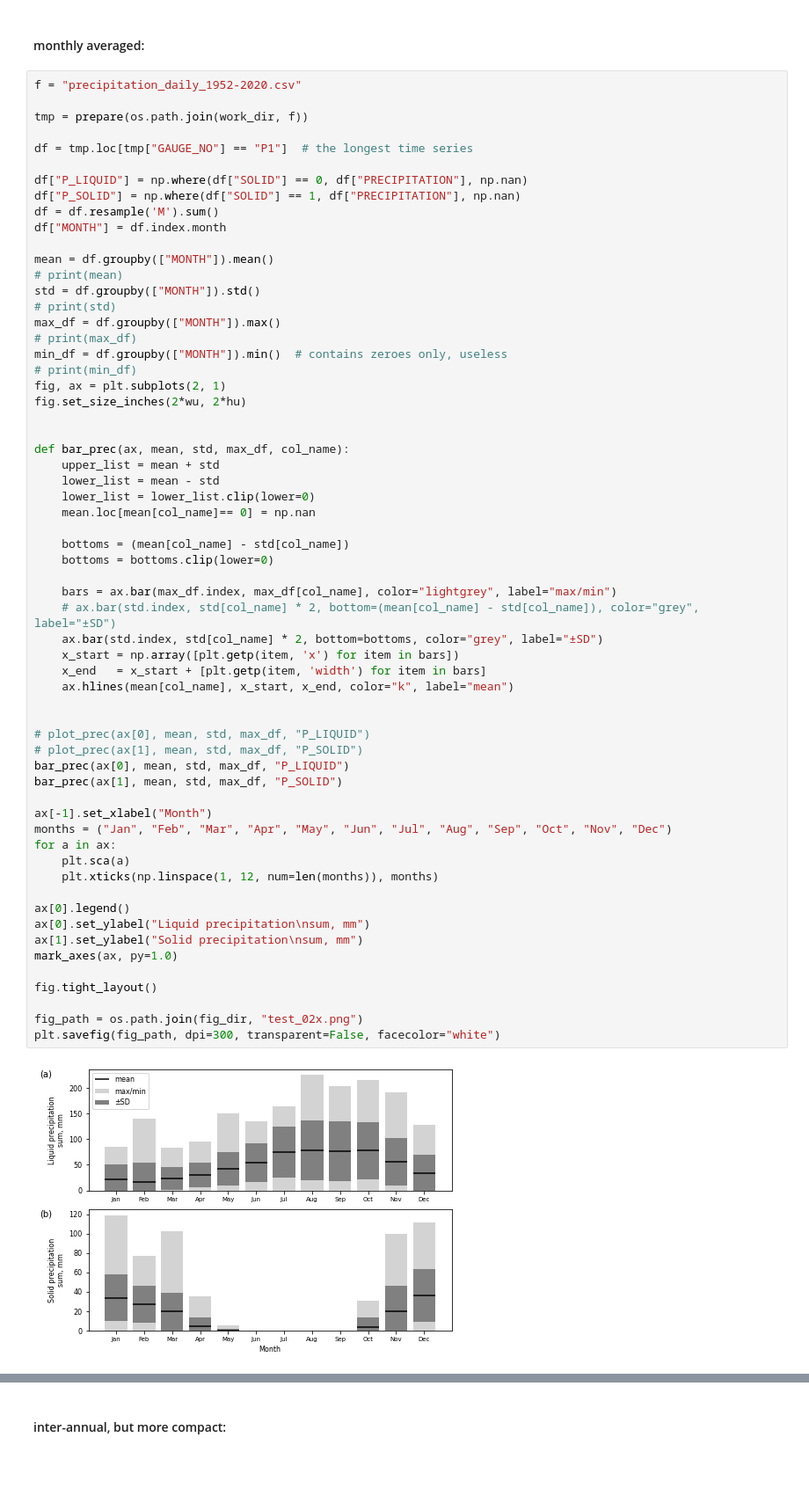
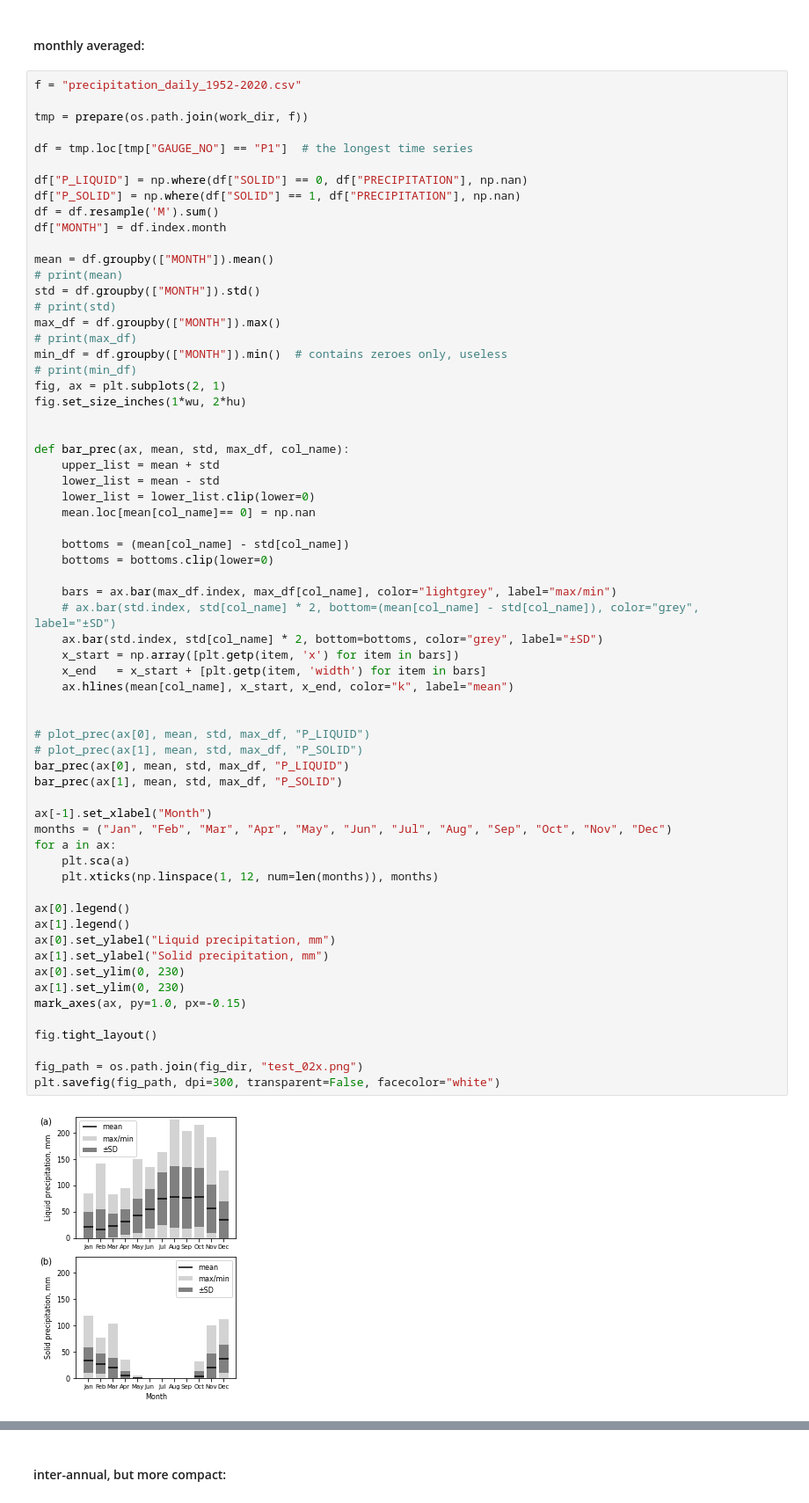
Before and after one commit to shi-hydrology/lammin-suo-plots, a Jupyter notebook: lammin_suo_plots.ipynb, the cells around one changed output, grey strips where cells are left out. Shown: that part at 88% size. Cells and saved outputs as stored; diff of their text form; blank space fills up the shorter version.

Commit message:
precipitation plots are more compact now

```diff
--- a/lammin_suo_plots.ipynb
+++ b/lammin_suo_plots.ipynb
@@ -298,7 +298,7 @@ max_df = df.groupby(["MONTH"]).max()
 min_df = df.groupby(["MONTH"]).min()  # contains zeroes only, useless
 # print(min_df)
 fig, ax = plt.subplots(2, 1)
-fig.set_size_inches(2*wu, 2*hu)
+fig.set_size_inches(1*wu, 2*hu)
 
 
 def bar_prec(ax, mean, std, max_df, col_name):
@@ -309,34 +309,37 @@ def bar_prec(ax, mean, std, max_df, col_name):
 
     bottoms = (mean[col_name] - std[col_name])
     bottoms = bottoms.clip(lower=0)
 
     bars = ax.bar(max_df.index, max_df[col_name], color="lightgrey", label="max/min")
     # ax.bar(std.index, std[col_name] * 2, bottom=(mean[col_name] - std[col_name]), color="grey", label="±SD")
     ax.bar(std.index, std[col_name] * 2, bottom=bottoms, color="grey", label="±SD")
     x_start = np.array([plt.getp(item, 'x') for item in bars])
     x_end   = x_start + [plt.getp(item, 'width') for item in bars]
     ax.hlines(mean[col_name], x_start, x_end, color="k", label="mean")
 
 
 # plot_prec(ax[0], mean, std, max_df, "P_LIQUID")
 # plot_prec(ax[1], mean, std, max_df, "P_SOLID")
 bar_prec(ax[0], mean, std, max_df, "P_LIQUID")
 bar_prec(ax[1], mean, std, max_df, "P_SOLID")
 
 ax[-1].set_xlabel("Month")
 months = ("Jan", "Feb", "Mar", "Apr", "May", "Jun", "Jul", "Aug", "Sep", "Oct", "Nov", "Dec")
 for a in ax:
     plt.sca(a)
     plt.xticks(np.linspace(1, 12, num=len(months)), months)
 
 ax[0].legend()
-ax[0].set_ylabel("Liquid precipitation\nsum, mm")
-ax[1].set_ylabel("Solid precipitation\nsum, mm")
-mark_axes(ax, py=1.0)
+ax[1].legend()
+ax[0].set_ylabel("Liquid precipitation, mm")
+ax[1].set_ylabel("Solid precipitation, mm")
+ax[0].set_ylim(0, 230)
+ax[1].set_ylim(0, 230)
+mark_axes(ax, py=1.0, px=-0.15)
 
 fig.tight_layout()
 
 fig_path = os.path.join(fig_dir, "test_02x.png")
 plt.savefig(fig_path, dpi=300, transparent=False, facecolor="white")
 # %% [output]
-[figure, old version]
+[figure, new version]
```
Also changed, not shown: parts of 3 cells of this notebook.
